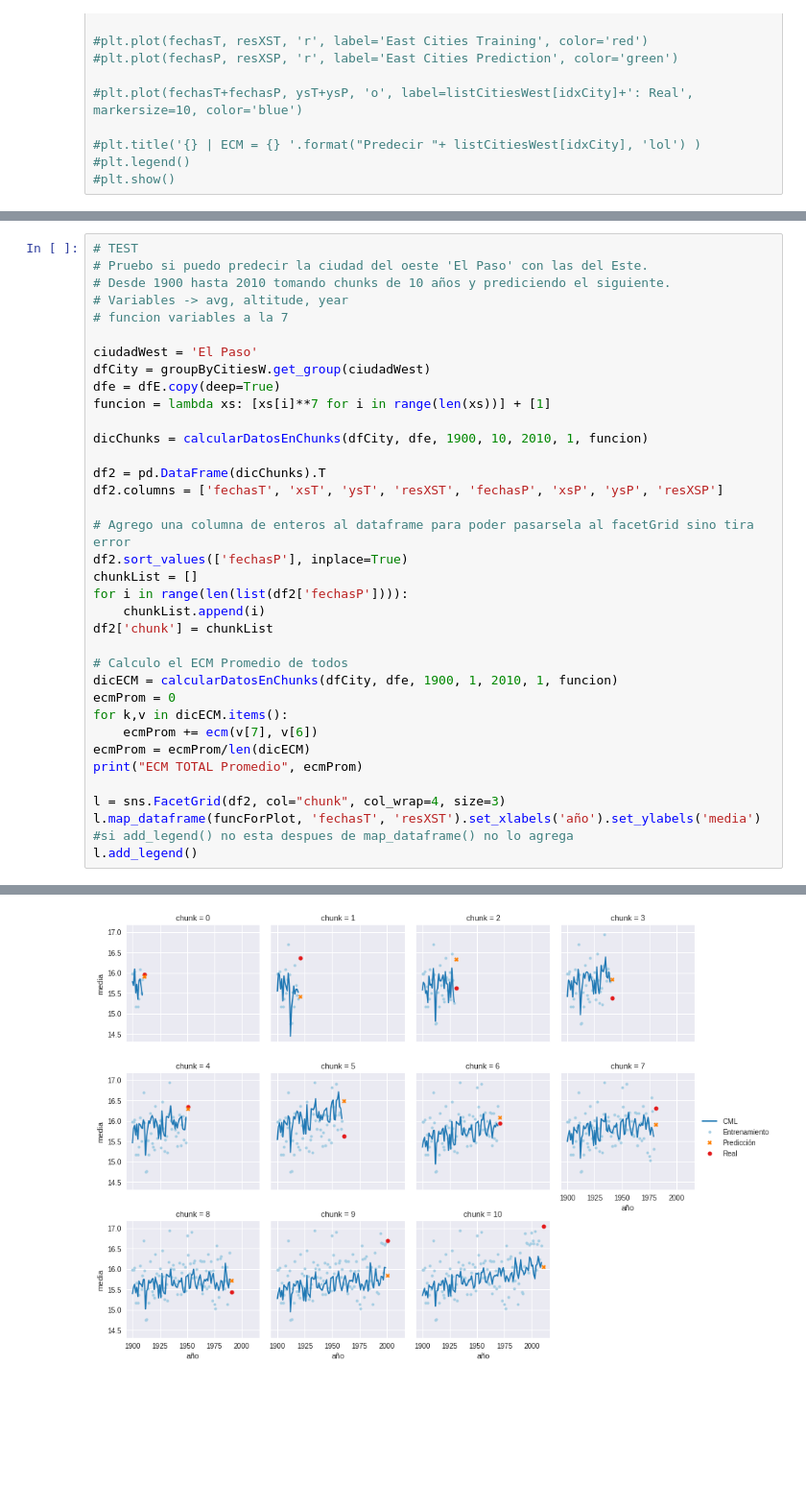
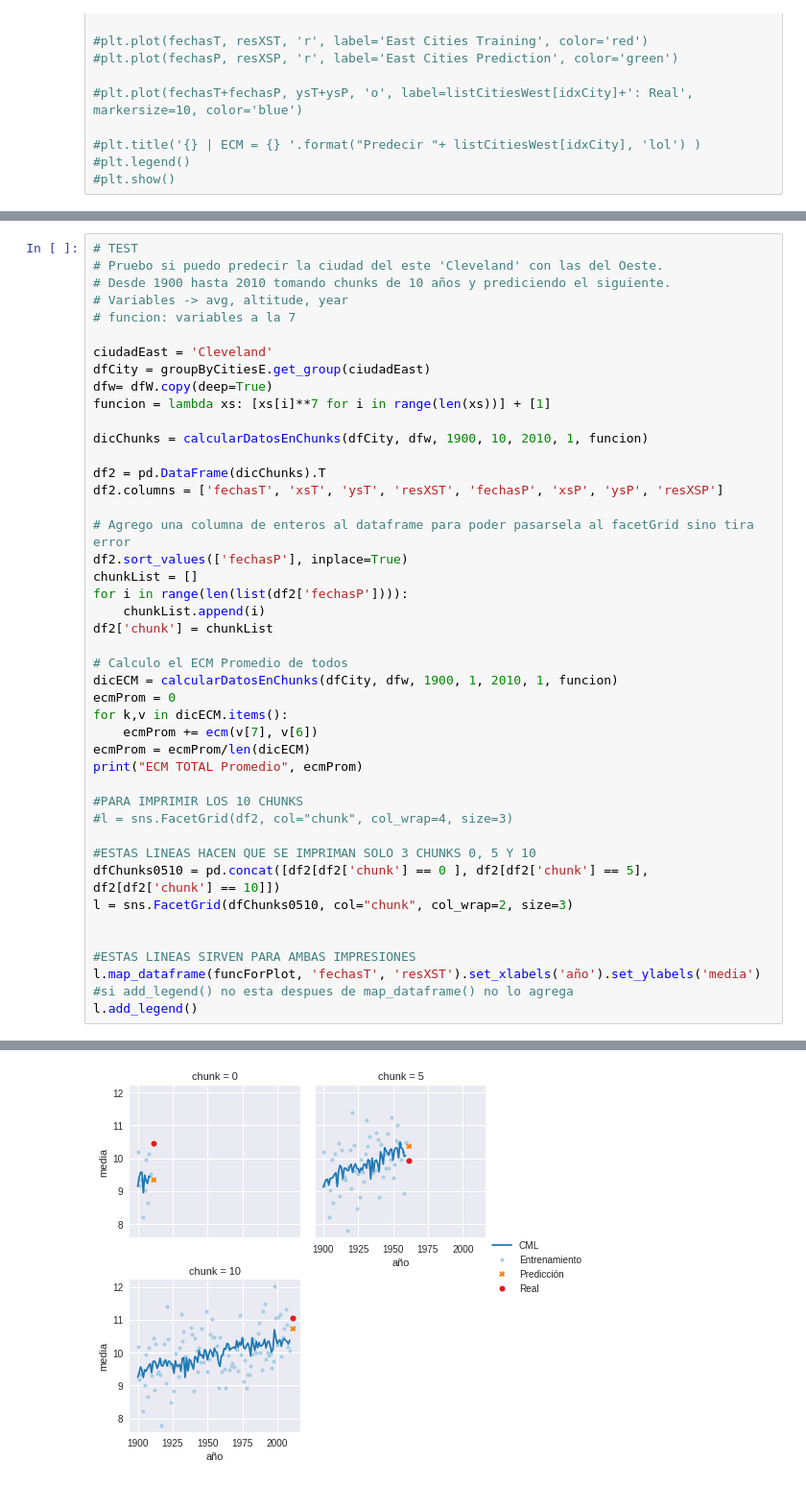
Before and after one commit to smcsicardi/metnum-tp3, a Jupyter notebook: temperaturas ciudades.ipynb, the cells around one changed output, grey strips where cells are left out. Shown at 96% size. Cells and saved outputs as stored; diff of their text form; blank space fills up the shorter version.

```diff
--- a/temperaturas ciudades.ipynb
+++ b/temperaturas ciudades.ipynb
@@ -270,16 +472,16 @@ error chunk <= 10 -> 0.5098180209427234
 # %%
 # TEST
-# Pruebo si puedo predecir la ciudad del oeste 'El Paso' con las del Este.
+# Pruebo si puedo predecir la ciudad del este 'Cleveland' con las del Oeste.
 # Desde 1900 hasta 2010 tomando chunks de 10 años y prediciendo el siguiente.
 # Variables -> avg, altitude, year
-# funcion variables a la 7
+# funcion: variables a la 7
 
-ciudadWest = 'El Paso'
-dfCity = groupByCitiesW.get_group(ciudadWest)
-dfe = dfE.copy(deep=True)
+ciudadEast = 'Cleveland'
+dfCity = groupByCitiesE.get_group(ciudadEast)
+dfw= dfW.copy(deep=True)
 funcion = lambda xs: [xs[i]**7 for i in range(len(xs))] + [1]
 
-dicChunks = calcularDatosEnChunks(dfCity, dfe, 1900, 10, 2010, 1, funcion)
+dicChunks = calcularDatosEnChunks(dfCity, dfw, 1900, 10, 2010, 1, funcion)
 
 df2 = pd.DataFrame(dicChunks).T
 df2.columns = ['fechasT', 'xsT', 'ysT', 'resXST', 'fechasP', 'xsP', 'ysP', 'resXSP']
@@ -292,14 +494,22 @@ for i in range(len(list(df2['fechasP']))):
 df2['chunk'] = chunkList
 
 # Calculo el ECM Promedio de todos
-dicECM = calcularDatosEnChunks(dfCity, dfe, 1900, 1, 2010, 1, funcion)
+dicECM = calcularDatosEnChunks(dfCity, dfw, 1900, 1, 2010, 1, funcion)
 ecmProm = 0
 for k,v in dicECM.items():
     ecmProm += ecm(v[7], v[6])
 ecmProm = ecmProm/len(dicECM)
 print("ECM TOTAL Promedio", ecmProm)
 
-l = sns.FacetGrid(df2, col="chunk", col_wrap=4, size=3)
+#PARA IMPRIMIR LOS 10 CHUNKS
+#l = sns.FacetGrid(df2, col="chunk", col_wrap=4, size=3)
+
+#ESTAS LINEAS HACEN QUE SE IMPRIMAN SOLO 3 CHUNKS 0, 5 Y 10
+dfChunks0510 = pd.concat([df2[df2['chunk'] == 0 ], df2[df2['chunk'] == 5], df2[df2['chunk'] == 10]])
+l = sns.FacetGrid(dfChunks0510, col="chunk", col_wrap=2, size=3)
+
+
+#ESTAS LINEAS SIRVEN PARA AMBAS IMPRESIONES
 l.map_dataframe(funcForPlot, 'fechasT', 'resXST').set_xlabels('año').set_ylabels('media')
 #si add_legend() no esta despues de map_dataframe() no lo agrega
 l.add_legend()
@@ -319,2 +521,2 @@ error chunk <= 10 -> 1.004458711464151
 <seaborn.axisgrid.FacetGrid at 0x...>
-[figure, old version]
+[figure, new version]
```
Also changed, not shown: parts of 15 cells of this notebook.
